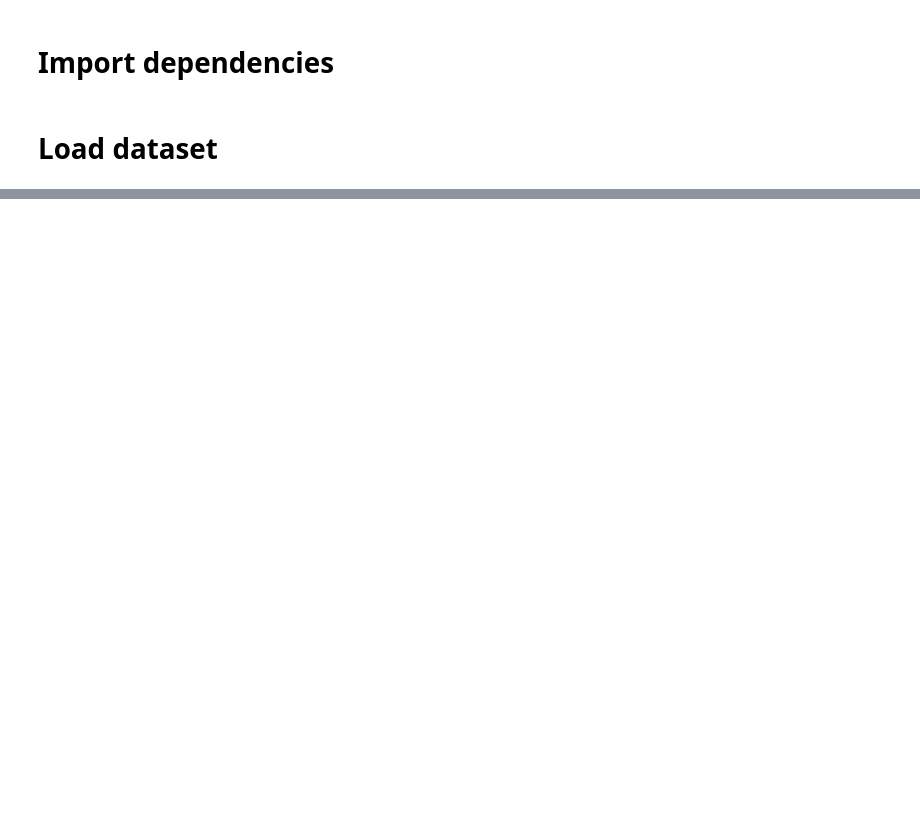
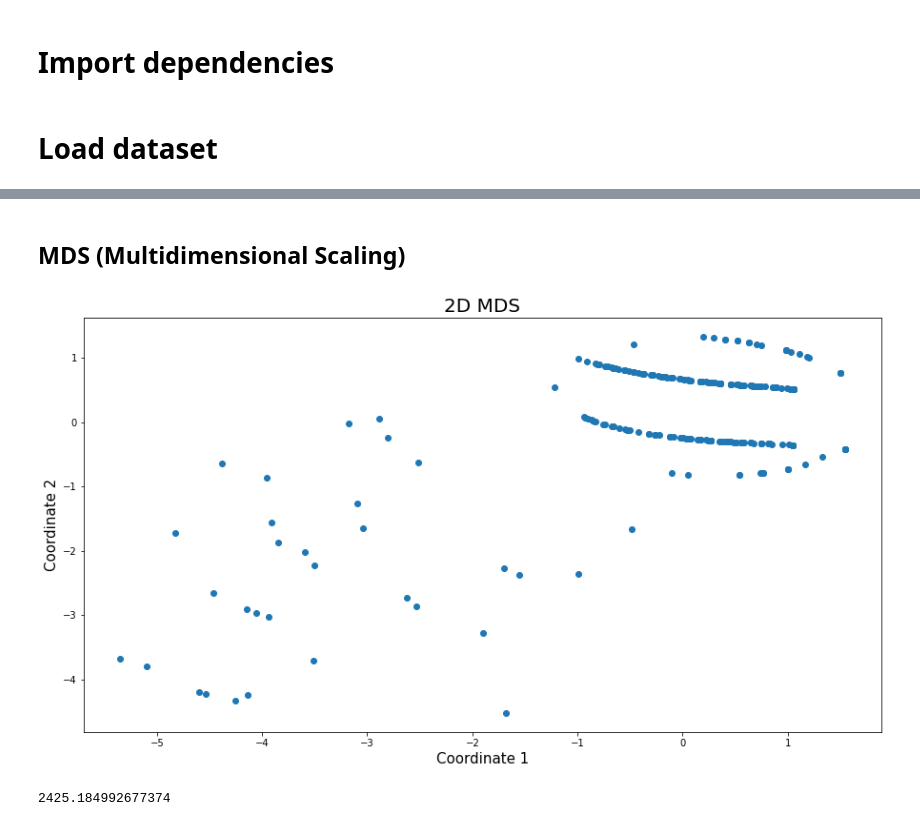
Before and after one commit to FlorianMold/fh-data-science, a Jupyter notebook: ex2/hr.ipynb, the cells around one changed output, grey strips where cells are left out. Drawn from its saved outputs; the diff is of its cells as text; code cells hidden in the pictures; blank space fills up the shorter version.

Commit message:
feat(ex2/hr): apply dim-reduction algorithms

```diff
--- a/ex2/hr.ipynb
+++ b/ex2/hr.ipynb
@@ -40,0 +31,22 @@ hrdataset.head(10)
+# %%
+dataNumerical = [
+    'PerfScoreID',
+    'DaysLateLast30',
+    'EngagementSurvey'
+]
+
+dataCategorical = [
+    'Sex',
+]
+
+filteredData = hrdataset.copy(deep=True)
+
+importantColumns = dataNumerical + dataCategorical
+
+for c in dataCategorical:
+    filteredData[c] = pd.factorize(filteredData[c])[0] + 1
+
+importantData = filteredData[importantColumns]
+
+# Show the reduction
+importantData.head()
@@ -40,0 +62,8 @@ hrdataset.head(10)
+# %%
+# Parse every value to a float
+importantData = importantData.apply(lambda c1: c1.apply(lambda value: float(value)))
+cleanedData = importantData.dropna()
+cleanedData = cleanedData.to_numpy()
+
+print('The data was reduced to', cleanedData.size, 'samples from', importantData.size, 'samples.')
+importantData.head()
@@ -40,0 +78,20 @@ hrdataset.head(10)
+# %% [markdown]
+## MDS (Multidimensional Scaling)
+# %%
+mds = MDS(random_state=0, metric=True, n_init=4, max_iter=300)
+principalComponents = mds.fit_transform(cleanedData)
+principalDf = pd.DataFrame(data = principalComponents)
+principleArray = principalDf.to_numpy()
+
+fig = plt.figure(figsize = (15,8))
+plt.scatter(principleArray[:,0], principleArray[:,1])
+plt.xlabel('Coordinate 1', fontsize = 15)
+plt.ylabel('Coordinate 2', fontsize = 15)
+plt.title('2D MDS', fontsize = 20)
+plt.show()
+
+stress = mds.stress_
+print(stress)
+# %% [output]
+[figure, added]
+2425.184992677374
```
Also changed, not shown: parts of 18 cells of this notebook, 4 other files.
